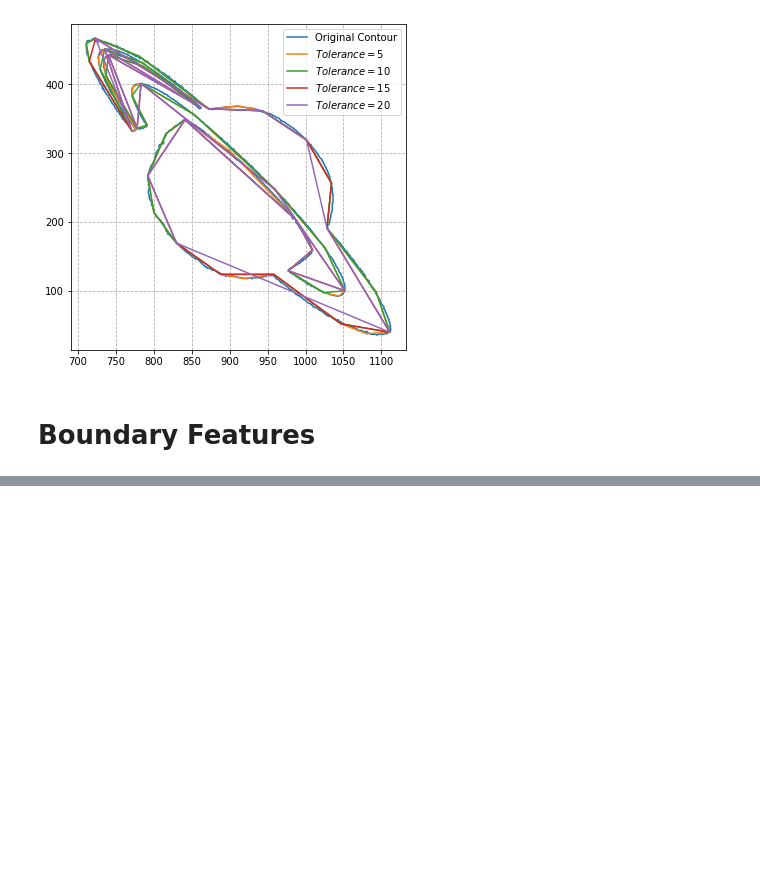
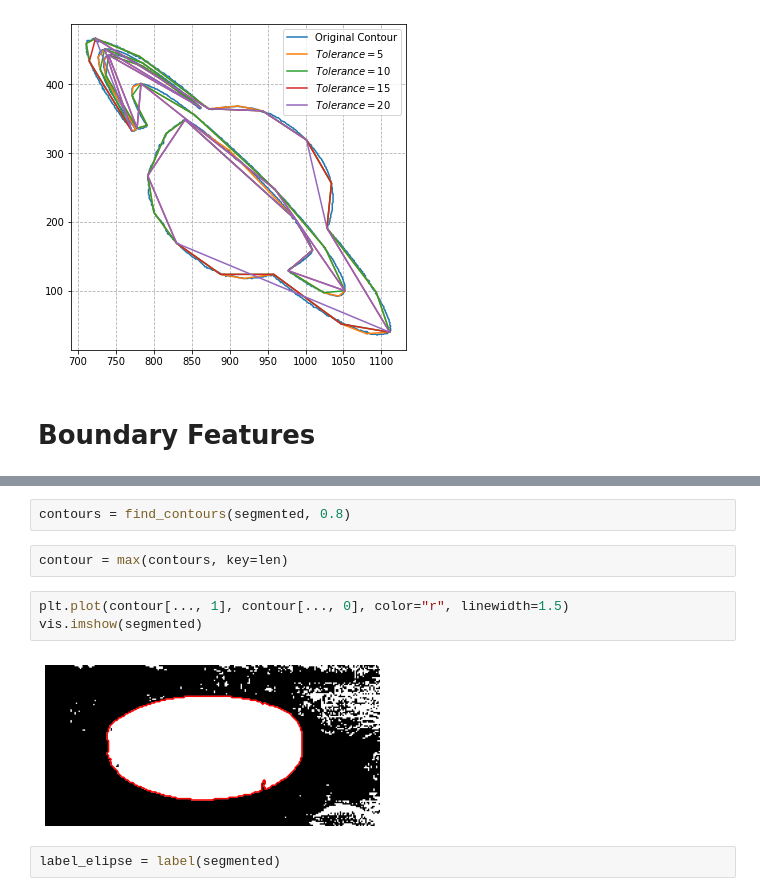
Before and after one commit to jpcano1/ISIS_4825_skimage_last, a Jupyter notebook: Scikit_Image_Final_Bootcamp.ipynb, the cells around one changed output, grey strips where cells are left out. Drawn from its saved outputs; the diff is of its cells as text; blank space fills up the shorter version.

```diff
--- a/Scikit_Image_Final_Bootcamp.ipynb
+++ b/Scikit_Image_Final_Bootcamp.ipynb
@@ -289,0 +319,11 @@ $$cccentricity=\frac{c}{a}=\frac{\sqrt{a^2 - b^2}}{a}=\sqrt{1-(b/a)^2}$$
+# %%
+contours = find_contours(segmented, 0.8)
+# %%
+contour = max(contours, key=len)
+# %%
+plt.plot(contour[..., 1], contour[..., 0], color="r", linewidth=1.5)
+vis.imshow(segmented)
+# %% [output]
+[figure, added]
+# %%
+label_elipse = label(segmented)
```
Also changed, not shown: parts of 28 cells of this notebook, 3 other files.
